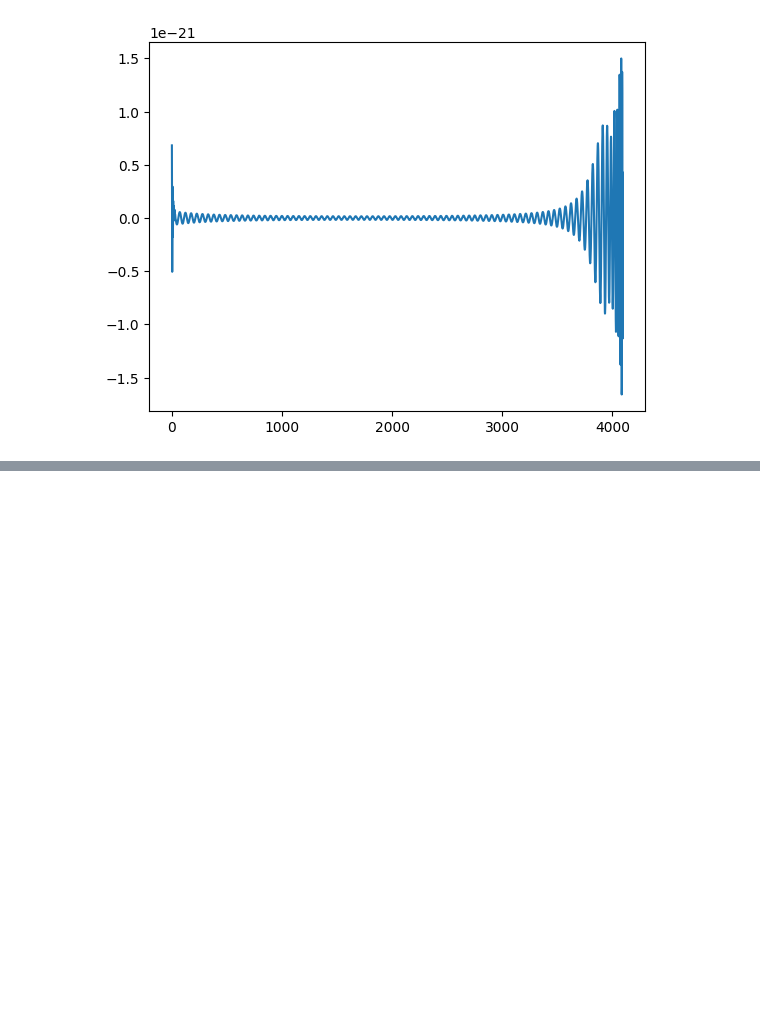
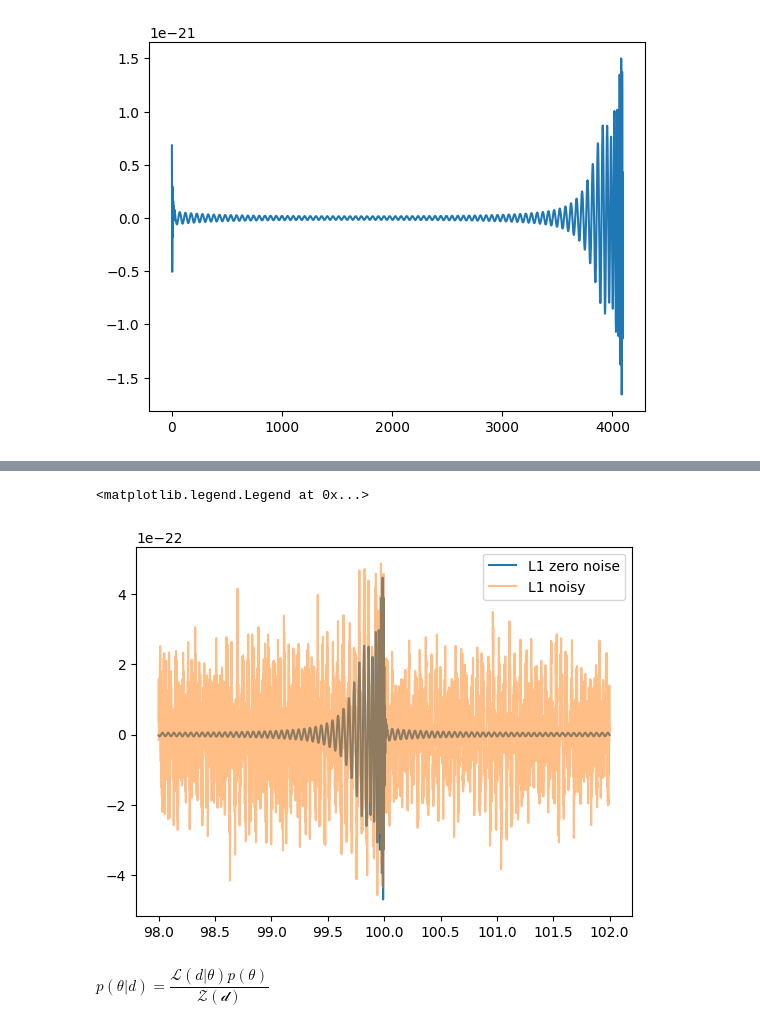
Before and after one commit to Naga203/nikhef, a Jupyter notebook: tutorial_notebooks/2_inference_likelihood-based.ipynb, the cells around one changed output, grey strips where cells are left out. Drawn from its saved outputs; the diff is of its cells as text; code cells hidden in the pictures; blank space fills up the shorter version.

```diff
--- a/tutorial_notebooks/2_inference_likelihood-based.ipynb
+++ b/tutorial_notebooks/2_inference_likelihood-based.ipynb
@@ -65,0 +94,9 @@ plt.plot(waveform_generator.time_domain_strain(injection_parameters)['plus'])
+# %%
+plt.plot(ifos_00[1].time_array, ifos_00[1].time_domain_strain, label='L1 zero noise')
+plt.plot(ifos[1].time_array, ifos[1].time_domain_strain, label='L1 noisy', alpha=0.5)
+plt.legend()
+# %% [output]
+<matplotlib.legend.Legend at 0x...>
+[figure, added]
+# %% [markdown]
+$p(\theta|d) = \dfrac{\mathcal{L}(d|\theta) p(\theta)}{\mathcal{Z(d)}}$
```
Also changed, not shown: parts of 10 cells of this notebook, 7 other files.
